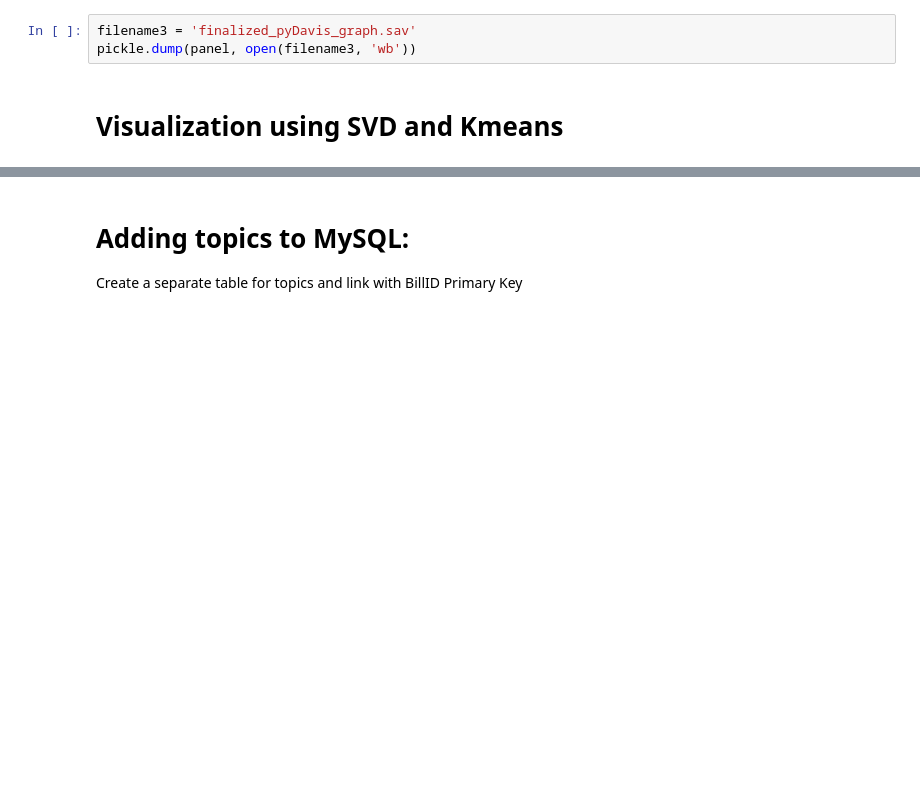
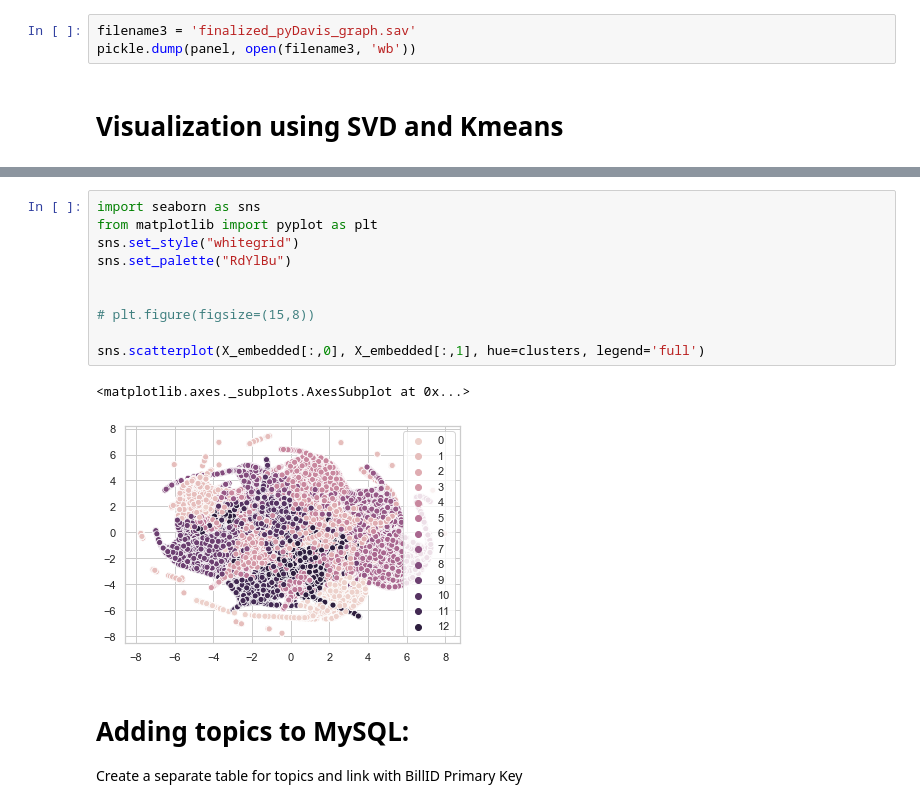
Before and after one commit to mellymillionz/Congressional_Bill_Passage_Analysis, a Jupyter notebook: Completed_LDA_Topics.ipynb, the cells around one changed output, grey strips where cells are left out. Cells and saved outputs as stored; diff of their text form; blank space fills up the shorter version.

```diff
--- a/Completed_LDA_Topics.ipynb
+++ b/Completed_LDA_Topics.ipynb
@@ -738,3 +707,16 @@ show(layout)
+# %%
+import seaborn as sns
+from matplotlib import pyplot as plt
+sns.set_style("whitegrid")
+sns.set_palette("RdYlBu")
+
+
+# plt.figure(figsize=(15,8))
+
+sns.scatterplot(X_embedded[:,0], X_embedded[:,1], hue=clusters, legend='full')
+# %% [output]
+<matplotlib.axes._subplots.AxesSubplot at 0x...>
+[figure, added]
 # %% [markdown]
 # Adding topics to MySQL:
 
```
Also changed, not shown: parts of 27 cells of this notebook.
